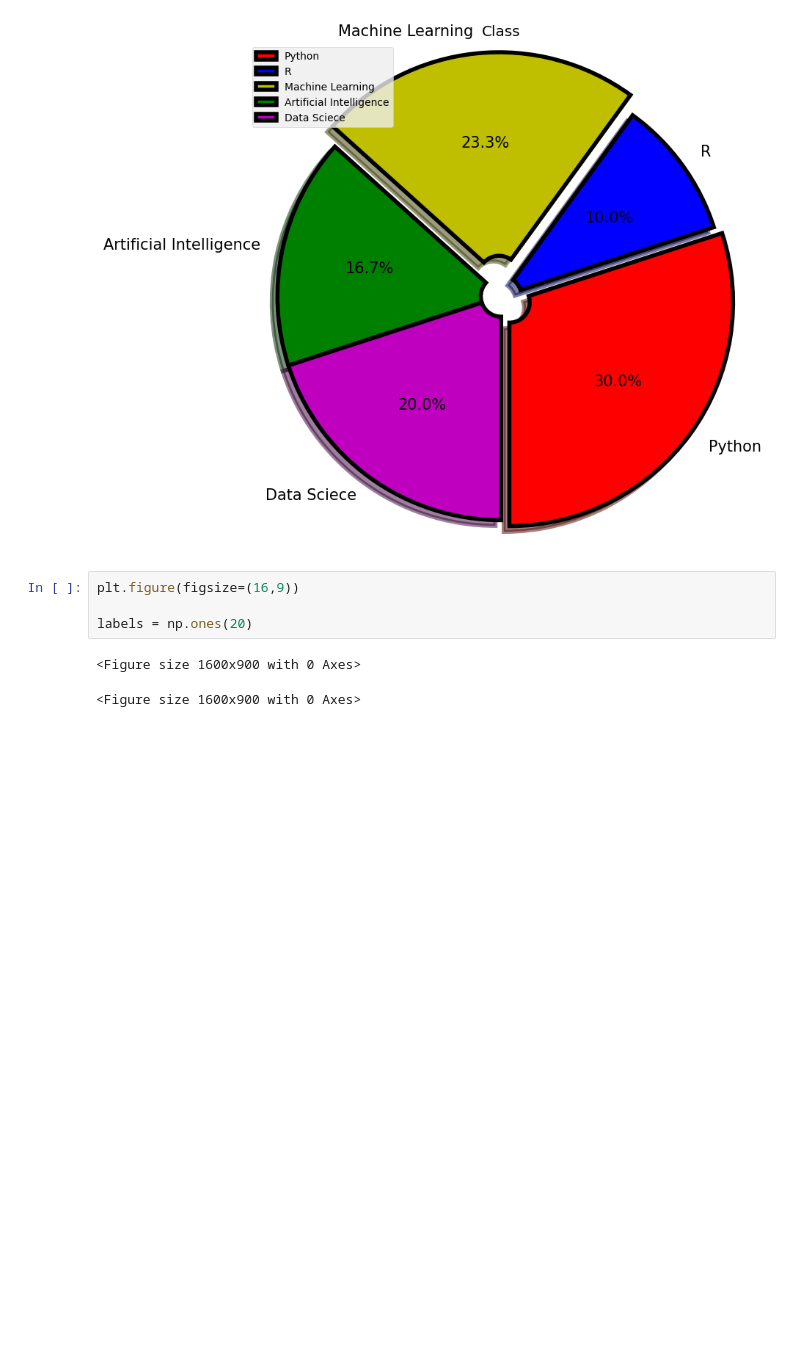
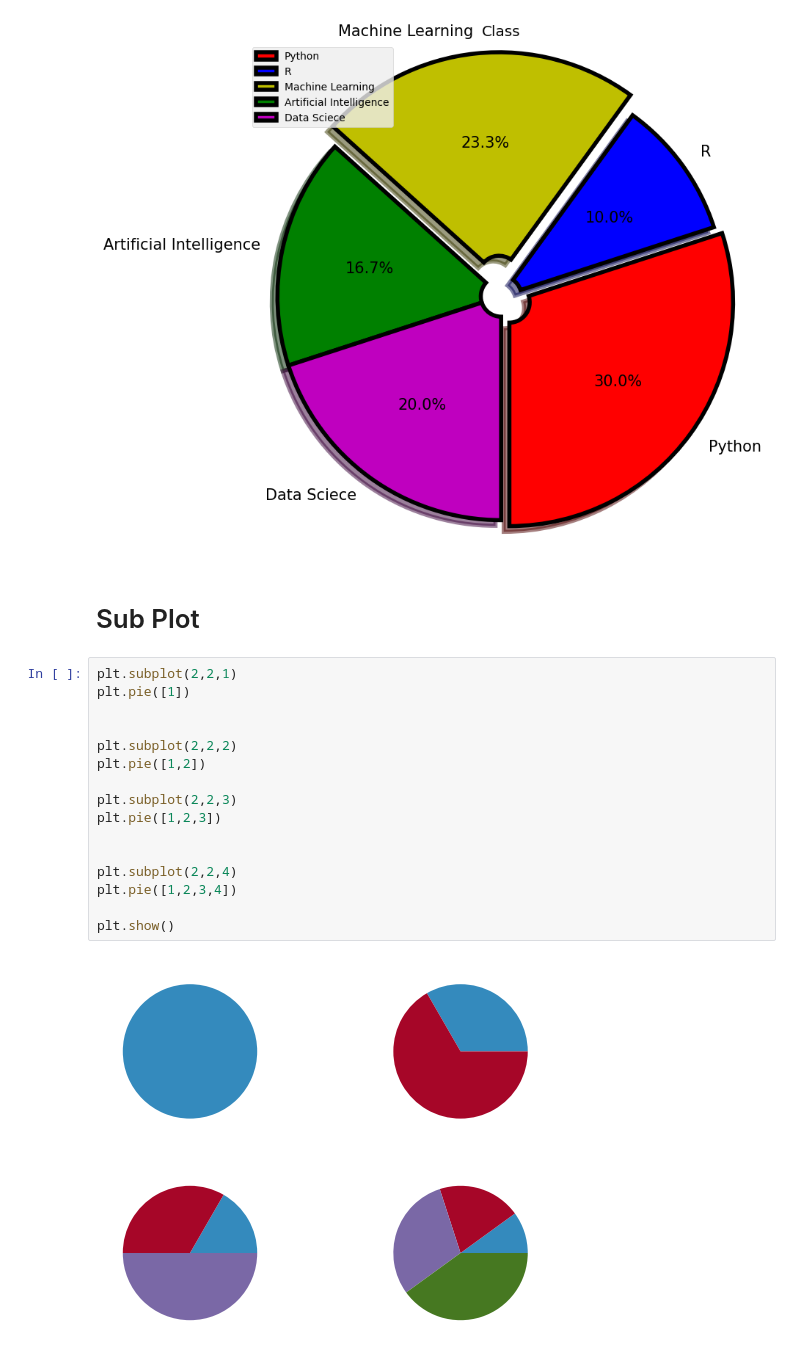
Before and after one commit to Rayal-Khatri/Data_Visualization, a Jupyter notebook: Matplotlib/Matplotlib.ipynb, the cells around one changed output. Cells and saved outputs as stored; diff of their text form; blank space fills up the shorter version.

Commit message:
Subb Plot

```diff
--- a/Matplotlib/Matplotlib.ipynb
+++ b/Matplotlib/Matplotlib.ipynb
@@ -235,10 +235,23 @@ plt.legend(loc= 2)
 plt.show()
 # %% [output]
 [figure]
-# %%
-plt.figure(figsize=(16,9))
-
-labels = np.ones(20)
-# %% [output]
-<Figure size 1600x900 with 0 Axes>
-<Figure size 1600x900 with 0 Axes>
+# %% [markdown]
+# Sub Plot
+# %%
+plt.subplot(2,2,1)
+plt.pie([1])
+
+
+plt.subplot(2,2,2)
+plt.pie([1,2])
+
+plt.subplot(2,2,3)
+plt.pie([1,2,3])
+
+
+plt.subplot(2,2,4)
+plt.pie([1,2,3,4])
+
+plt.show()
+# %% [output]
+[figure, added]
```
